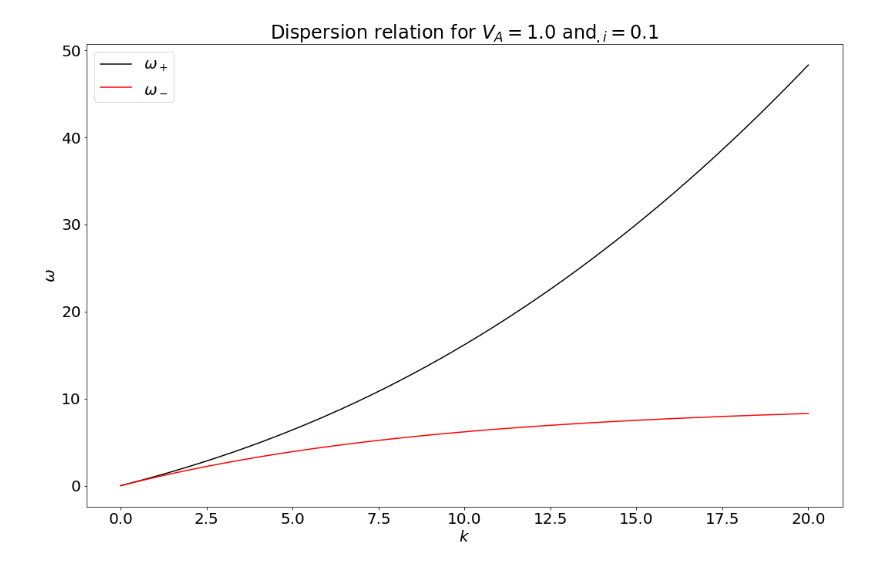
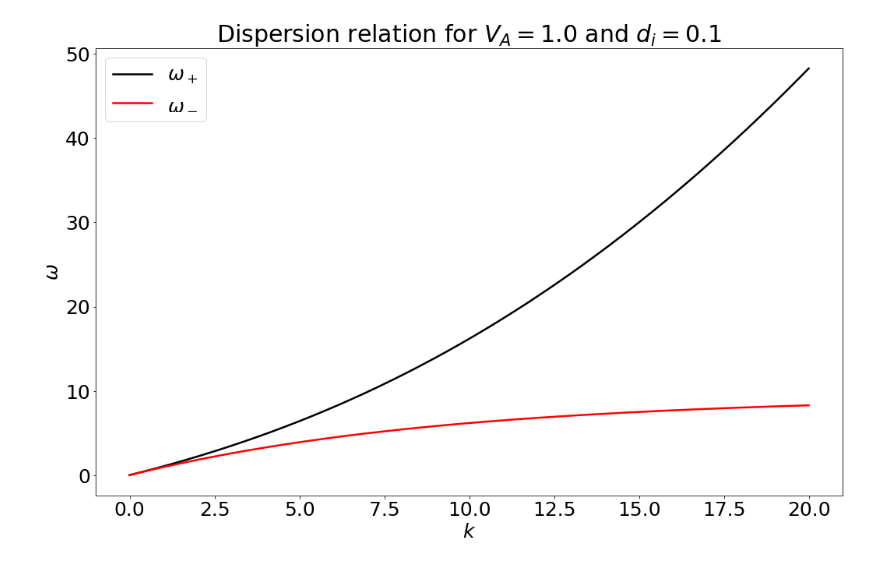
Before and after one commit to Hari31416/Plasma-Assignment, a Jupyter notebook: dispersion.ipynb, the cells around one changed output. Saved outputs shown, nothing was run; the diff lists cells and outputs as text; code cells hidden in the pictures.

```diff
--- a/dispersion.ipynb
+++ b/dispersion.ipynb
@@ -2,7 +2,7 @@
 import numpy as np
 import matplotlib.pyplot as plt
 plt.rcParams['figure.figsize'] = (15, 10)
-plt.rcParams["font.size"] = 20
+plt.rcParams["font.size"] = 25
 # %%
 k = np.linspace(0, 20, 200)
 VA = 1.0
@@ -23,13 +23,13 @@ def omegaminus(k):
 omegap = omegaplus(k)
 omegam = omegaminus(k)
 # %%
-plt.plot(k, omegap, "k", label=r'$\omega_+$')
-plt.plot(k, omegam, "r", label=r'$\omega_-$')
+plt.plot(k, omegap, "k", label=r'$\omega_+$', lw=2.5)
+plt.plot(k, omegam, "r", label=r'$\omega_-$', lw=2.5)
 plt.xlabel(r'$k$')
 plt.ylabel(r'$\omega$')
-plt.title(r'Dispersion relation for $V_A = 1.0$ and $\d_i = 0.1$')
+plt.title(r'Dispersion relation for $V_A = 1.0$ and $d_i = 0.1$')
 plt.legend()
 plt.tight_layout()
 plt.savefig("dispersion.jpg")
 # %% [output]
-[figure, old version]
+[figure, new version]
```
Also changed, not shown: 10 other files.
